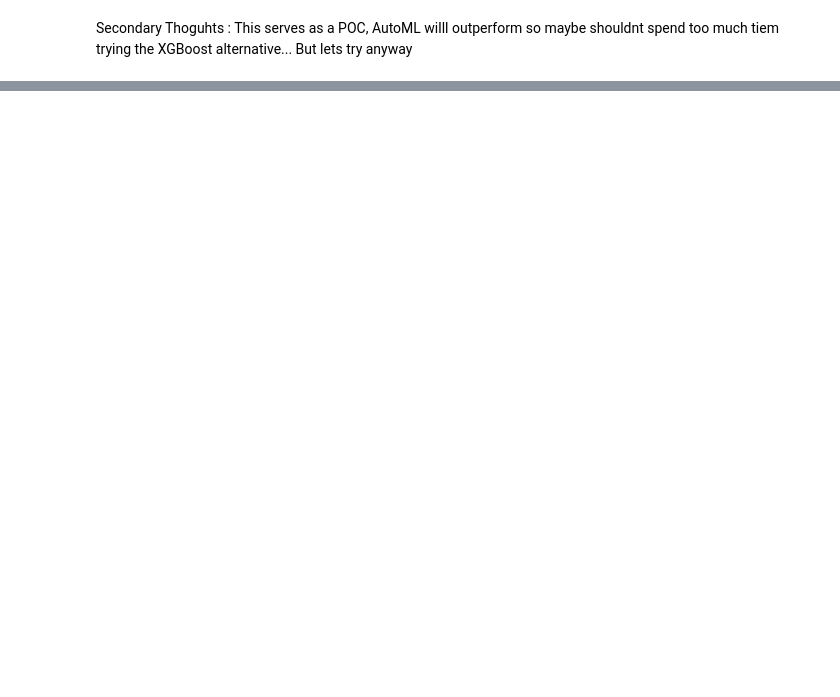
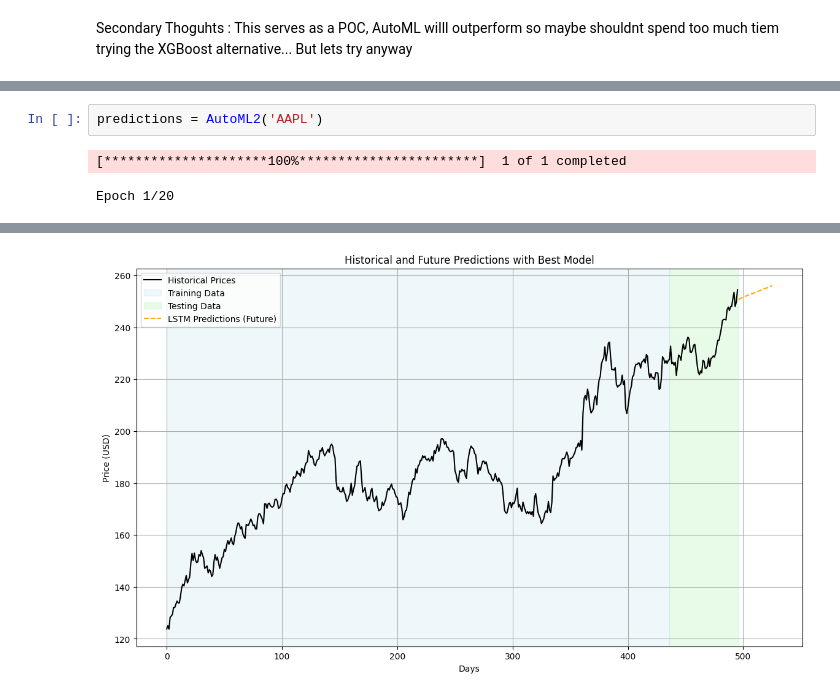
Before and after one commit to nhowley72/ML-Projects, a Jupyter notebook: Supervised Learning/stocks.ipynb, the cells around one changed output, grey strips where cells are left out. Cells and saved outputs as stored; diff of their text form; blank space fills up the shorter version.

```diff
--- a/Supervised Learning/stocks.ipynb
+++ b/Supervised Learning/stocks.ipynb
@@ -263,0 +550,5 @@ The XGBoost model performed better.
+# %%
+predictions = AutoML2('AAPL')
+# %% [output]
+[*********************100%***********************]  1 of 1 completed
+Epoch 1/20
@@ -263,0 +572 @@ The XGBoost model performed better.
+[figure, added]
```
Also changed, not shown: parts of 25 cells of this notebook.
